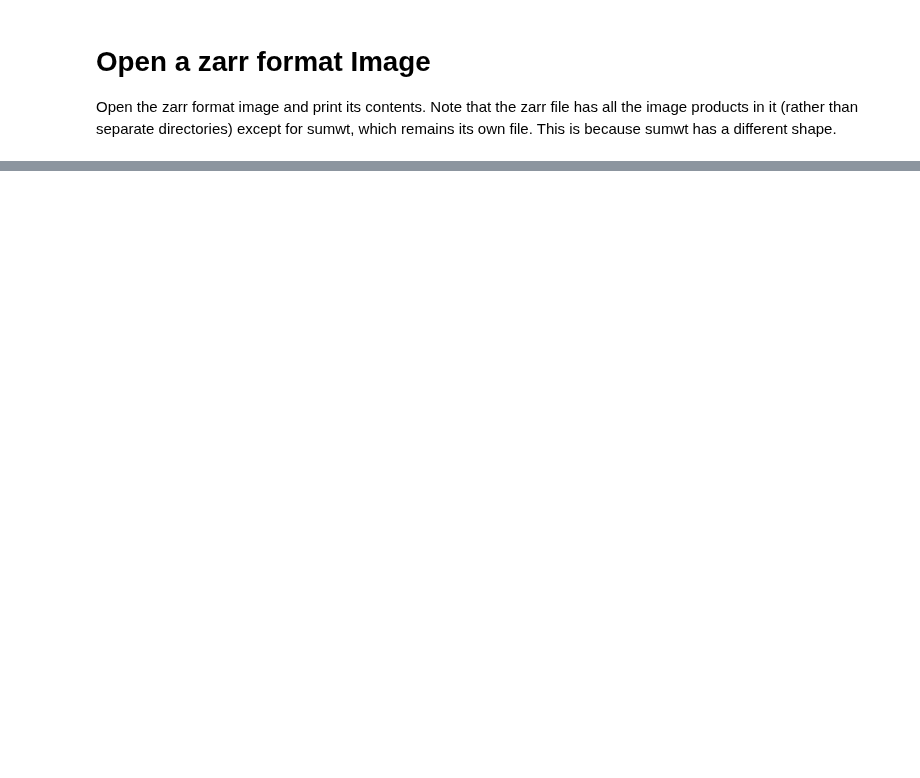
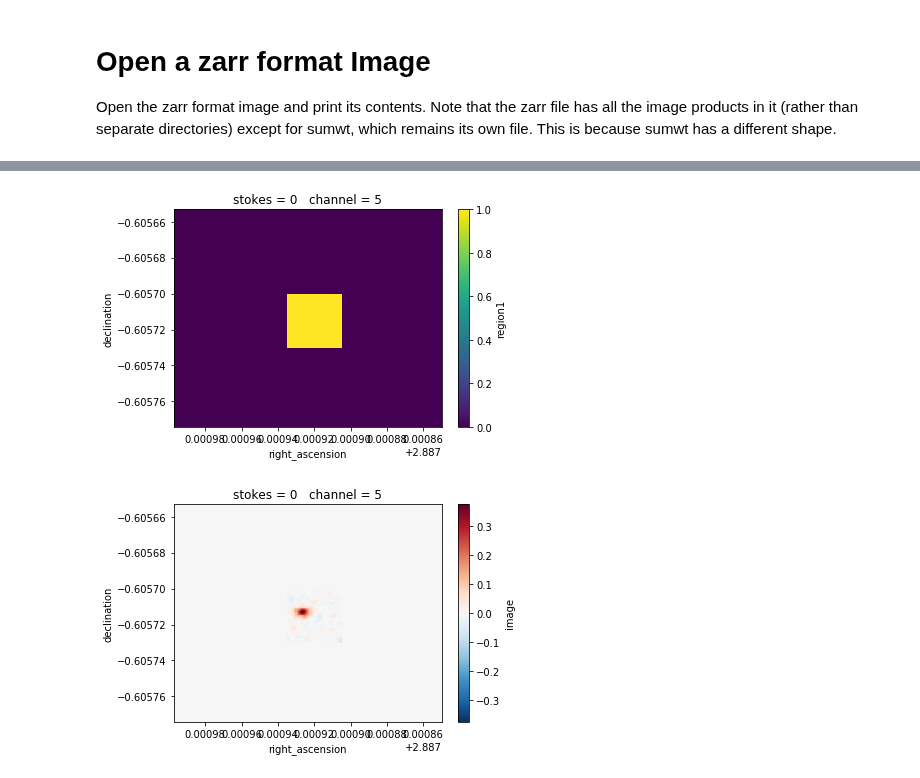
Before and after one commit to casangi/examples, a Jupyter notebook: Image_overview.ipynb, the cells around one changed output, grey strips where cells are left out. Saved outputs shown, nothing was run; the diff lists cells and outputs as text; code cells hidden in the pictures; blank space fills up the shorter version.

Commit message:
added regions

```diff
--- a/Image_overview.ipynb
+++ b/Image_overview.ipynb
@@ -153,0 +189,14 @@ tbd
+# %%
+from cngi.image import region
+
+# region 1 is an ra/dec box across all channels
+image_xds2 = region(image_xds, 'region1', ra=[2.887905, 2.887935], dec=[-0.60573, -0.60570])
+
+# lets examine what it looks like
+preview(image_xds2,'region1', channels=5)
+
+# and combined with our image
+preview(image_xds2, 'image', 'region1', channels=5)
+# %% [output]
+[figure, added]
+[figure, added]
```
Also changed, not shown: parts of 23 cells of this notebook.
